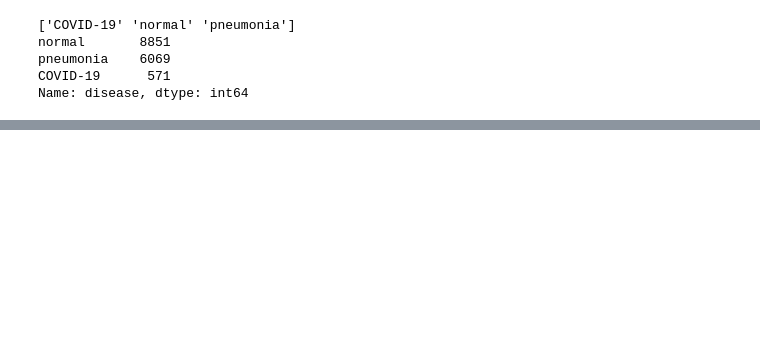
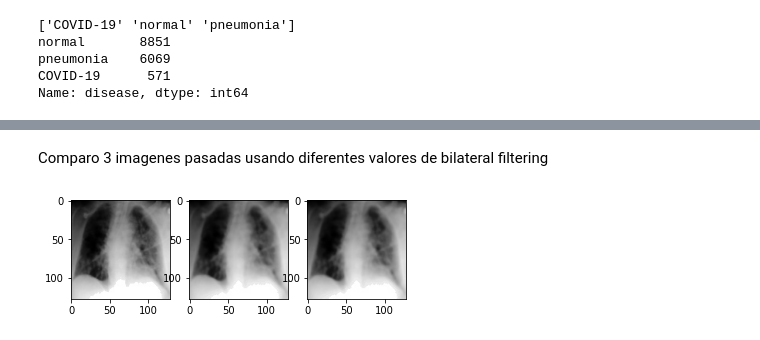
Before and after one commit to sebiglesias/tp_final_ECD, a Jupyter notebook: notebooks/preprocessing.ipynb, the cells around one changed output, grey strips where cells are left out. Saved outputs shown, nothing was run; the diff lists cells and outputs as text; code cells hidden in the pictures; blank space fills up the shorter version.

```diff
--- a/notebooks/preprocessing.ipynb
+++ b/notebooks/preprocessing.ipynb
@@ -68,27 +83,12 @@ Name: disease, dtype: int64
 # %%
-# Al tener que hacer un crop manual de las imágenes, se seleccionan 100
-#  de cada enfermedad para tener un dataset balanceado
 is_normal = raw_df['disease'] == 'normal'
 is_pneumonia = raw_df['disease'] == 'pneumonia'
 is_covid = raw_df['disease'] == 'COVID-19'
 
-normal_df = raw_df[is_normal].head(100)
+normal_df = raw_df[is_normal].head(570)
 print(normal_df.shape, 'Normal')
-pneumonia_df = raw_df[is_pneumonia].head(100)
+pneumonia_df = raw_df[is_pneumonia].head(570)
 print(pneumonia_df.shape, 'Pneumonia')
-covid_df = raw_df[is_covid].head(100)
+covid_df = raw_df[is_covid].head(570)
 print(covid_df.shape, 'Covid')
-
-
-filtered_df = normal_df.append(pneumonia_df).append(covid_df)
-print(filtered_df.shape, 'Filtered')
-
-
-# guardo cada una de esas 300 imágenes en un directorio diferente para después croppearlas a mano
-
-for id in filtered_df['image_id']:
-    img = Image.open(f'{raw_dir}/{id}')
-#     Linea comentada para no pisar las imagenes cropeadas
-#     ImageOps.grayscale(img).save(f'{filtered_raw_dir}/{id}')
-    img.close()
 # %% [output]
@@ -136,0 +179,11 @@ Guardando #299 ../data/raw/filtered_xrays/1.CXRCTThoraximagesofCOVID-19fromSinga
+# %% [markdown]
+Comparo 3 imagenes pasadas usando diferentes valores de bilateral filtering
+# %%
+example_img_id = filtered_df['image_id'][0]
+f, axarr = plt.subplots(1,3)
+axarr[0].imshow(cv2.imread(f'{raw_128_dir}/bf1/{example_img_id}'), cmap='gray')
+axarr[1].imshow(cv2.imread(f'{raw_128_dir}/bf2/{example_img_id}'), cmap='gray')
+axarr[2].imshow(cv2.imread(f'{raw_128_dir}/bf3/{example_img_id}'), cmap='gray')
+plt.show()
+# %% [output]
+[figure, added]
```
Also changed, not shown: parts of 22 cells of this notebook, 11 other files.
